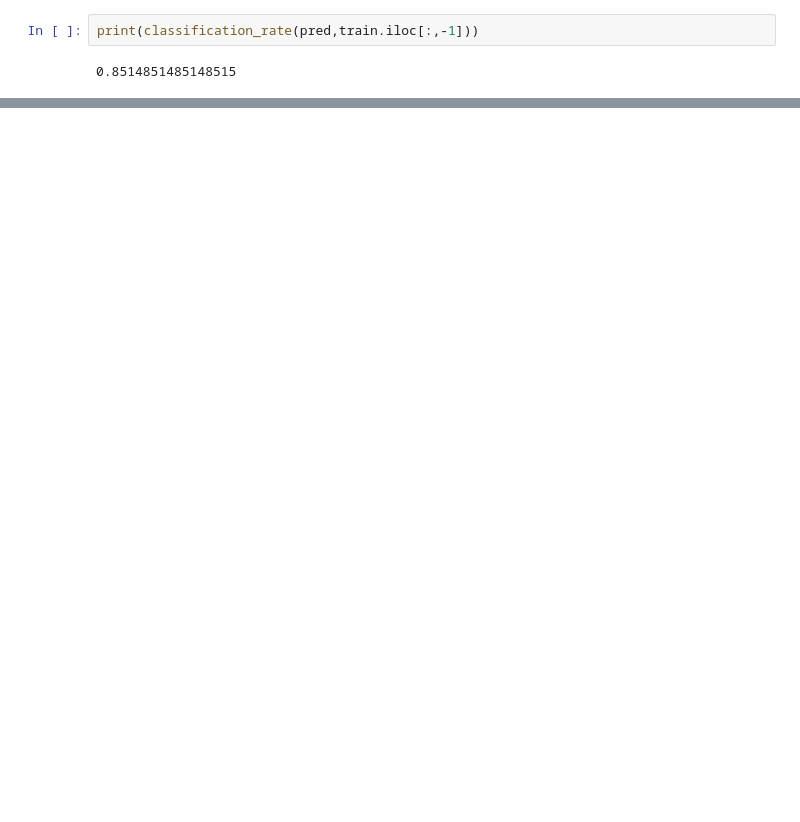
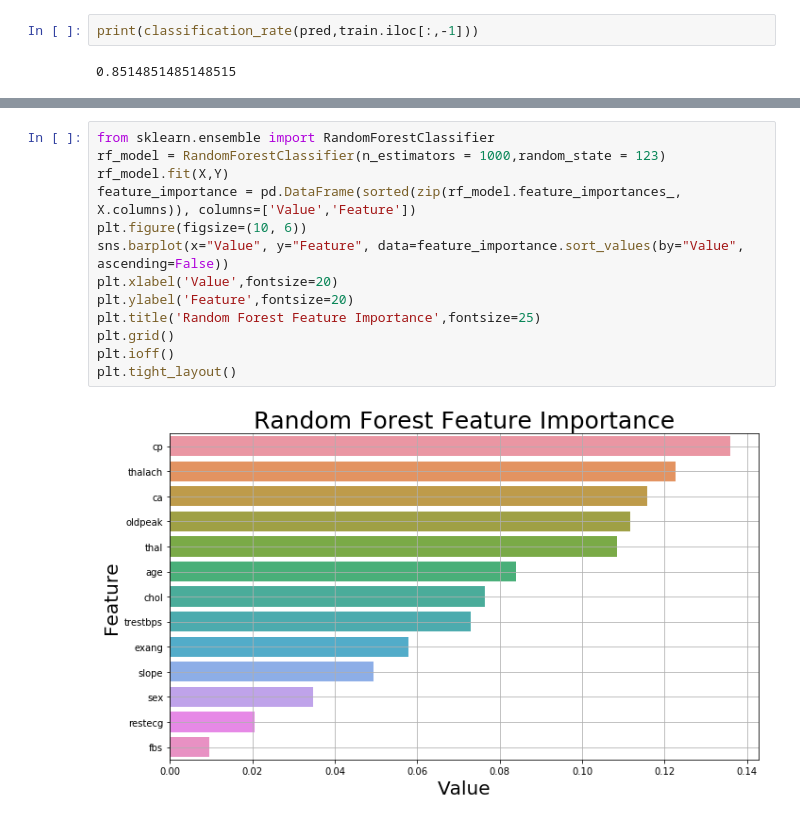
Before and after one commit to Bhavya-Babuta/Machine-Learning, a Jupyter notebook: Heart Disease UCI/HeartDiseaseUCI.ipynb, the cells around one changed output, grey strips where cells are left out. Saved outputs shown, nothing was run; the diff lists cells and outputs as text; blank space fills up the shorter version.

```diff
--- a/Heart Disease UCI/HeartDiseaseUCI.ipynb
+++ b/Heart Disease UCI/HeartDiseaseUCI.ipynb
@@ -374,0 +426,15 @@ print(classification_rate(prediction,train.iloc[:,-1]))
+# %%
+from sklearn.ensemble import RandomForestClassifier
+rf_model = RandomForestClassifier(n_estimators = 1000,random_state = 123)
+rf_model.fit(X,Y)
+feature_importance = pd.DataFrame(sorted(zip(rf_model.feature_importances_, X.columns)), columns=['Value','Feature'])
+plt.figure(figsize=(10, 6))
+sns.barplot(x="Value", y="Feature", data=feature_importance.sort_values(by="Value", ascending=False))
+plt.xlabel('Value',fontsize=20)
+plt.ylabel('Feature',fontsize=20)
+plt.title('Random Forest Feature Importance',fontsize=25)
+plt.grid()
+plt.ioff()
+plt.tight_layout()
+# %% [output]
+[figure, added]
```
Also changed, not shown: parts of 22 cells of this notebook.
